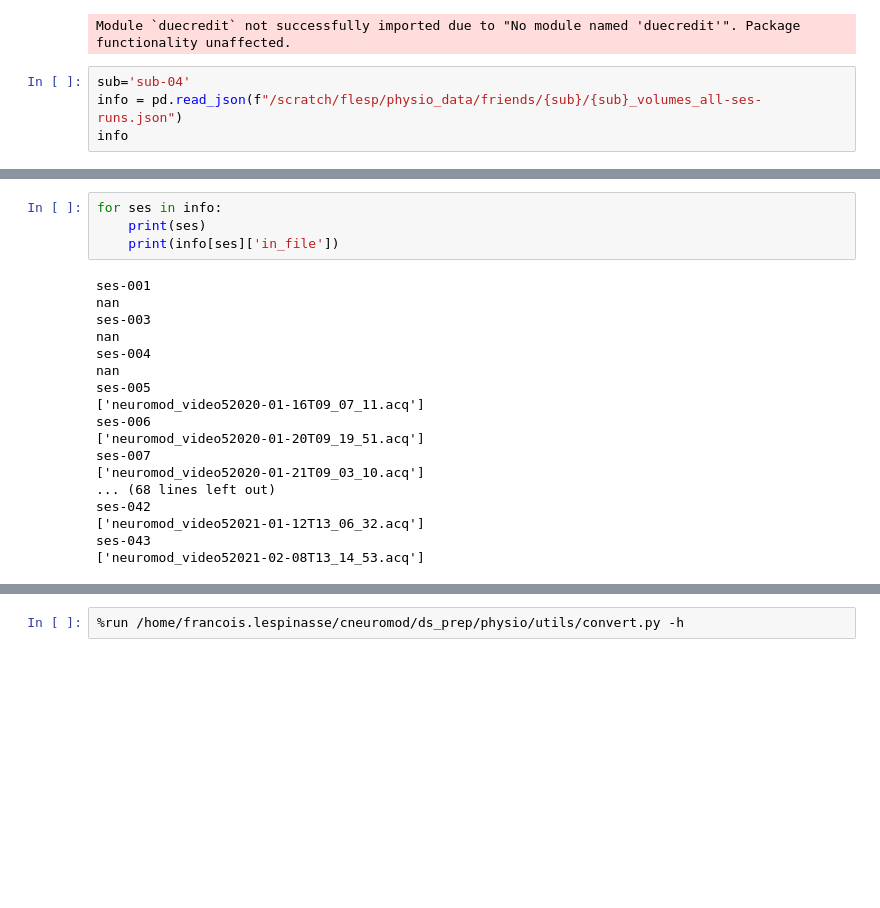
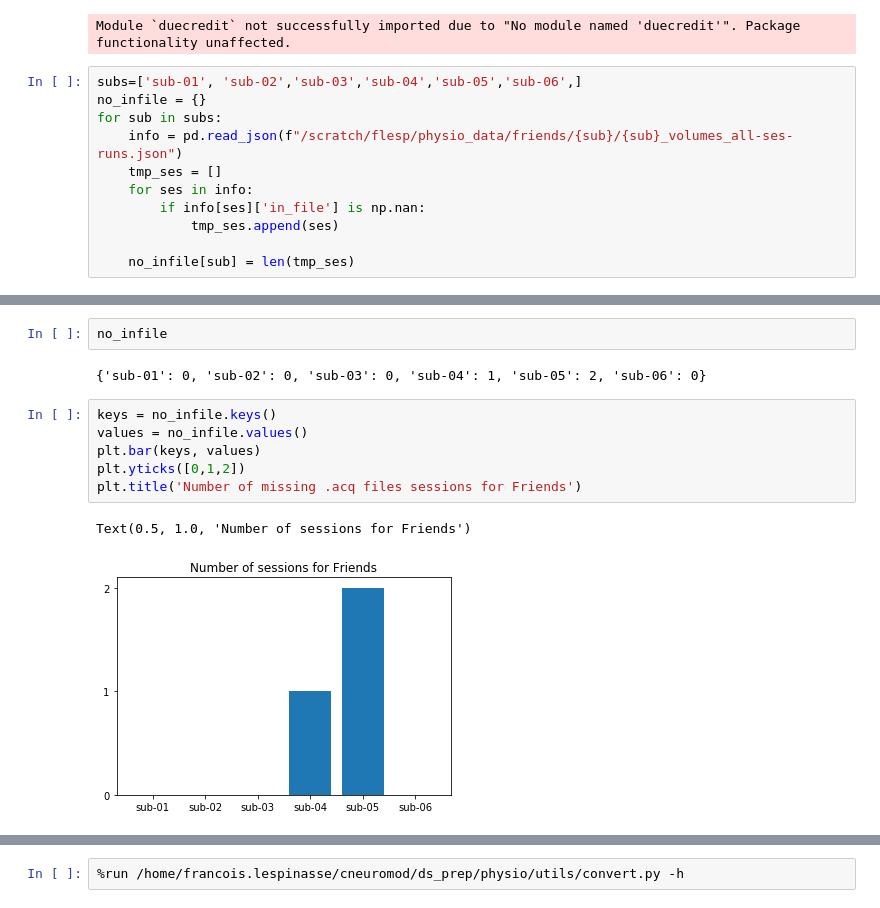
Before and after one commit to sangfrois/ds_prep, a Jupyter notebook: physio/notebooks/converting.ipynb, the cells around one changed output, grey strips where cells are left out. Cells and saved outputs as stored; diff of their text form; blank space fills up the shorter version.

```diff
--- a/physio/notebooks/converting.ipynb
+++ b/physio/notebooks/converting.ipynb
@@ -17,7 +19,14 @@ import pandas as pd
 # %% [output]
 Module `duecredit` not successfully imported due to "No module named 'duecredit'". Package functionality unaffected.
 # %%
-sub='sub-04'
-info = pd.read_json(f"/scratch/flesp/physio_data/friends/{sub}/{sub}_volumes_all-ses-runs.json")
-info
+subs=['sub-01', 'sub-02','sub-03','sub-04','sub-05','sub-06',]
+no_infile = {}
+for sub in subs:
+    info = pd.read_json(f"/scratch/flesp/physio_data/friends/{sub}/{sub}_volumes_all-ses-runs.json")
+    tmp_ses = []
+    for ses in info:
+        if info[ses]['in_file'] is np.nan:
+            tmp_ses.append(ses)
+
+    no_infile[sub] = len(tmp_ses)
 # %% [output]
@@ -41,22 +36,13 @@ info
-# %%
-for ses in info:
-    print(ses)
-    print(info[ses]['in_file'])
-# %% [output]
-ses-001
-nan
-ses-003
-nan
-ses-004
-nan
-ses-005
-['neuromod_video52020-01-16T09_07_11.acq']
-ses-006
-['neuromod_video52020-01-20T09_19_51.acq']
-ses-007
-['neuromod_video52020-01-21T09_03_10.acq']
-... (68 lines left out)
-ses-042
-['neuromod_video52021-01-12T13_06_32.acq']
-ses-043
-['neuromod_video52021-02-08T13_14_53.acq']
+# %%
+no_infile
+# %% [output]
+{'sub-01': 0, 'sub-02': 0, 'sub-03': 0, 'sub-04': 1, 'sub-05': 2, 'sub-06': 0}
+# %%
+keys = no_infile.keys()
+values = no_infile.values()
+plt.bar(keys, values)
+plt.yticks([0,1,2])
+plt.title('Number of missing .acq files sessions for Friends')
+# %% [output]
+Text(0.5, 1.0, 'Number of sessions for Friends')
+[figure, added]
```
Also changed, not shown: parts of 6 cells of this notebook, 4 other files.
